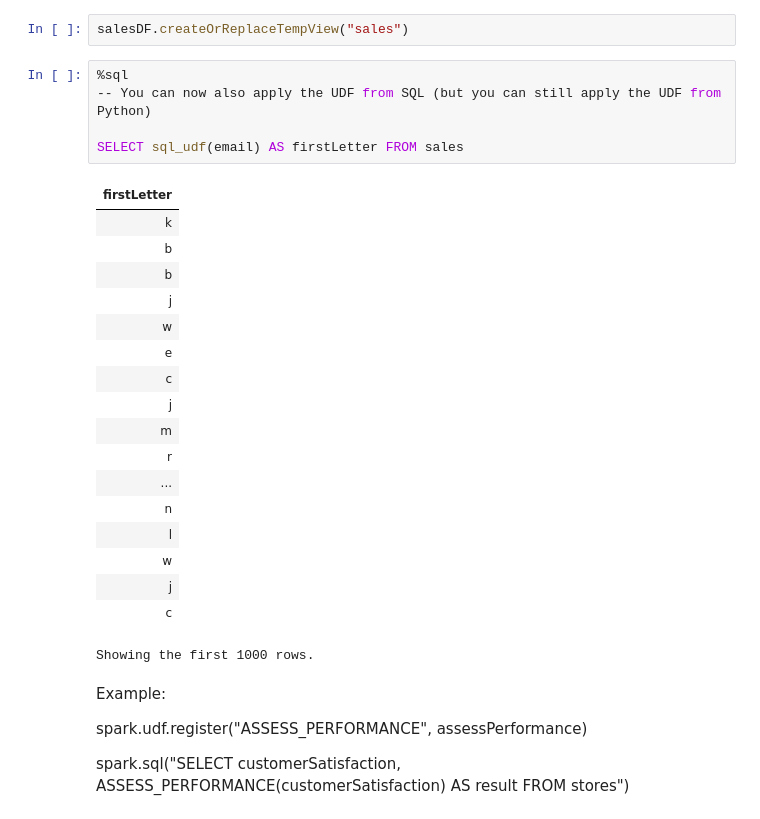
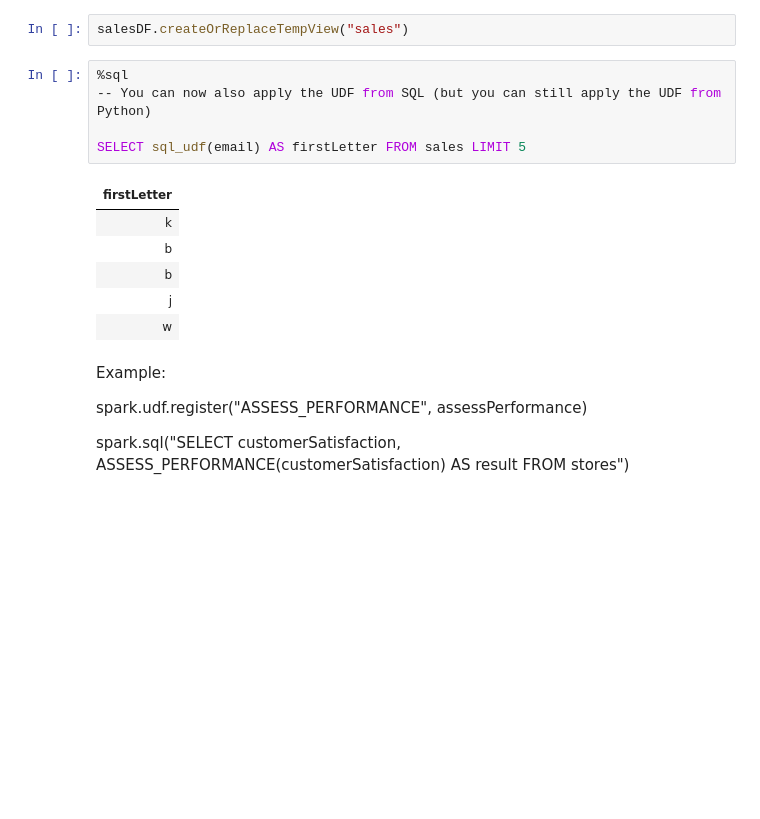
Before and after one commit to alimarchi/SparkCertification, a Jupyter notebook: SparkCertification-Transformations.ipynb, the cells around one changed output. Cells and saved outputs as stored; diff of their text form; blank space fills up the shorter version.

```diff
--- a/SparkCertification-Transformations.ipynb
+++ b/SparkCertification-Transformations.ipynb
@@ -822,27 +678,15 @@ salesDF.createOrReplaceTempView("sales")
 # %%
 %sql
 -- You can now also apply the UDF from SQL (but you can still apply the UDF from Python)
 
-SELECT sql_udf(email) AS firstLetter FROM sales
+SELECT sql_udf(email) AS firstLetter FROM sales LIMIT 5
 # %% [output]
 | firstLetter |
 | k |
 | b |
 | b |
 | j |
 | w |
-| e |
-| c |
-| j |
-| m |
-| r |
-| ... |
-| n |
-| l |
-| w |
-| j |
-| c |
-Showing the first 1000 rows.
 # %% [markdown]
 Example:
 
```
Also changed, not shown: parts of 21 cells of this notebook, 2 other files.
